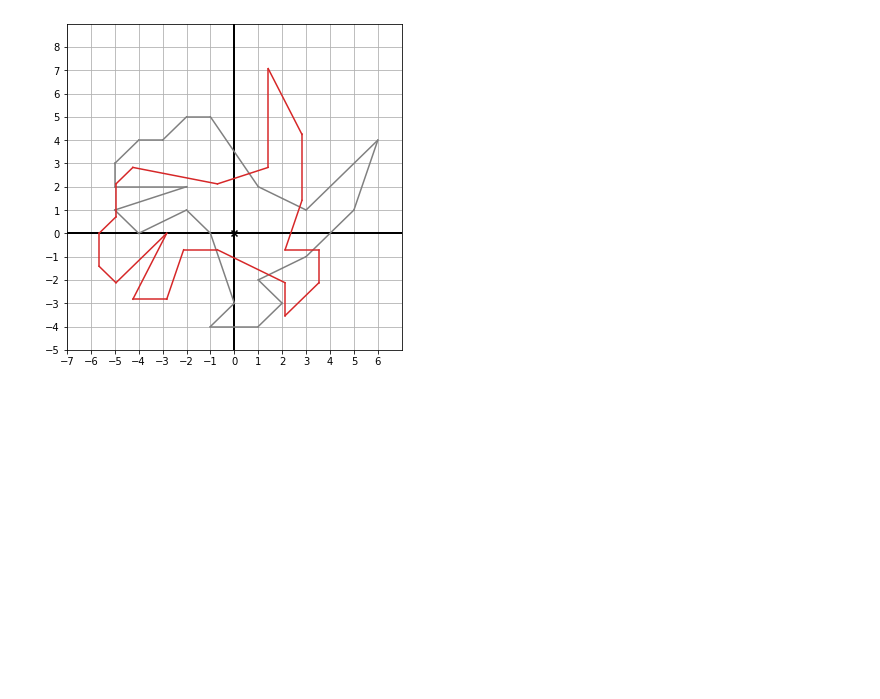
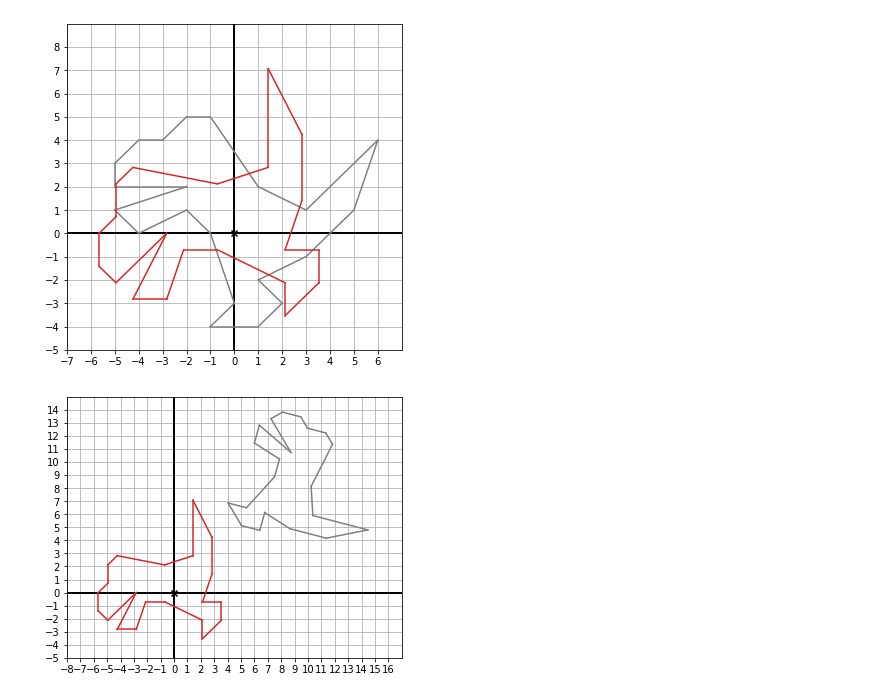
Before and after one commit to MuayThaiLegz/mathemeticsDevelopment, a Jupyter notebook: practiceFolder/drawingtwoDVec.ipynb, the cells around one changed output. Saved outputs shown, nothing was run; the diff lists cells and outputs as text; code cells hidden in the pictures; blank space fills up the shorter version.

```diff
--- a/practiceFolder/drawingtwoDVec.ipynb
+++ b/practiceFolder/drawingtwoDVec.ipynb
@@ -257,4 +257,14 @@ draw(
 # %% [output]
 [figure]
 # %%
-#
+# The full power of these vector transformations comes when we apply them in sequence
+
+new_dino = translate((8,8), rotate(5 * pi/3, dino_vectors))
+
+
+draw(
+    Polygon(*new_dino, color=gray),
+    Polygon(*dino_rotated, color=red)
+)
+# %% [output]
+[figure, added]
```
Also changed, not shown: parts of 3 cells of this notebook.
